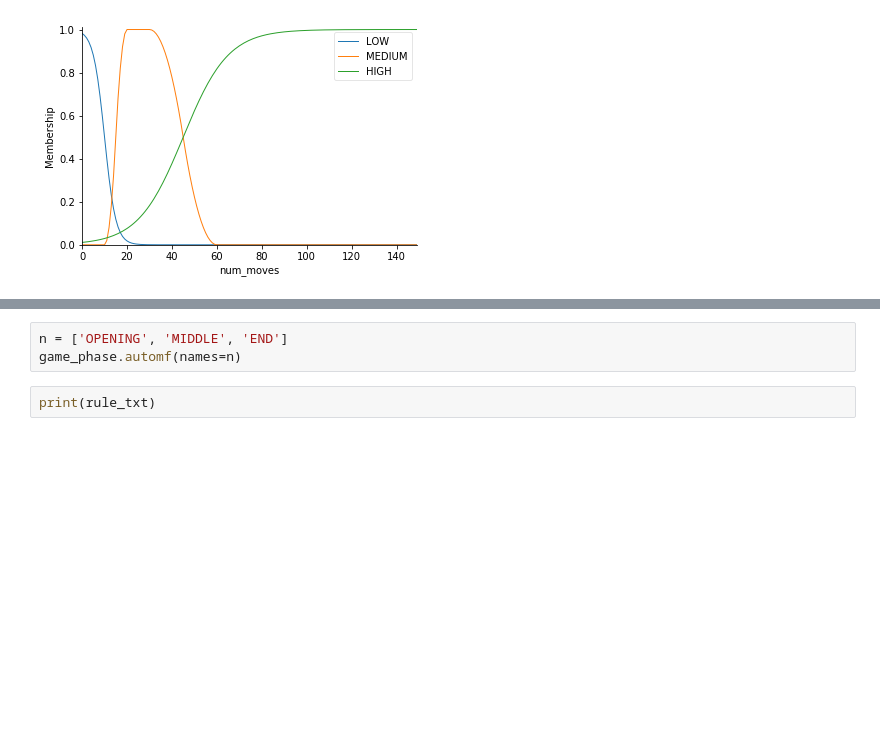
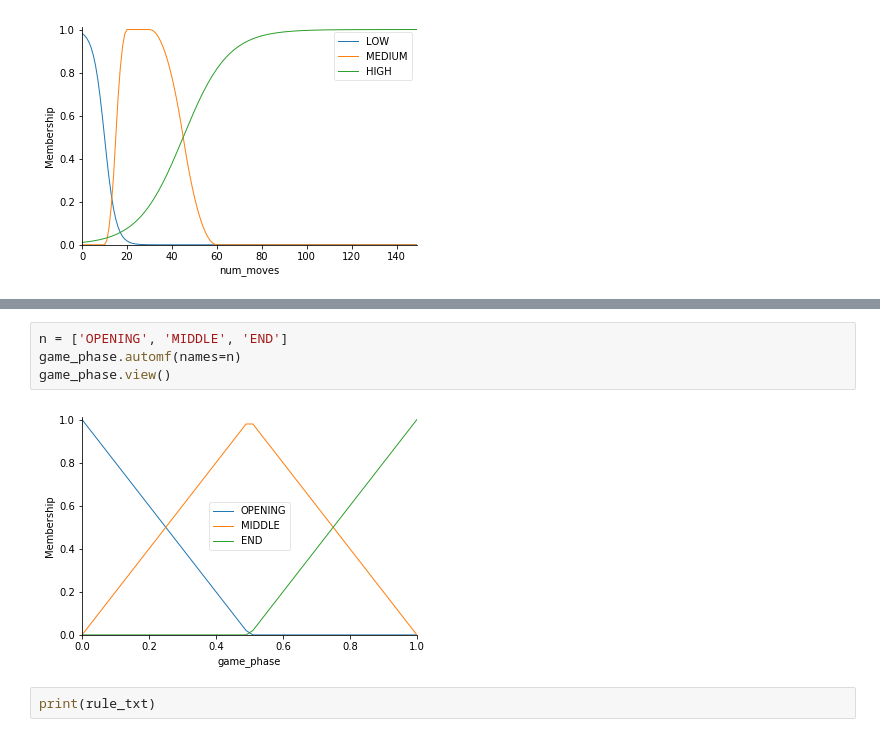
Before and after one commit to DaveFerBear/chess_ai, a Jupyter notebook: notebooks/FuzzyExperiments.ipynb, the cells around one changed output, grey strips where cells are left out. Drawn from its saved outputs; the diff is of its cells as text; blank space fills up the shorter version.

```diff
--- a/notebooks/FuzzyExperiments.ipynb
+++ b/notebooks/FuzzyExperiments.ipynb
@@ -54,6 +54,9 @@ white_king_advanced_squares.view()
 # %%
 n = ['OPENING', 'MIDDLE', 'END']
 game_phase.automf(names=n)
+game_phase.view()
+# %% [output]
+[figure, added]
 # %%
 print(rule_txt)
 # %% [output]
```
Also changed, not shown: parts of 4 cells of this notebook.
